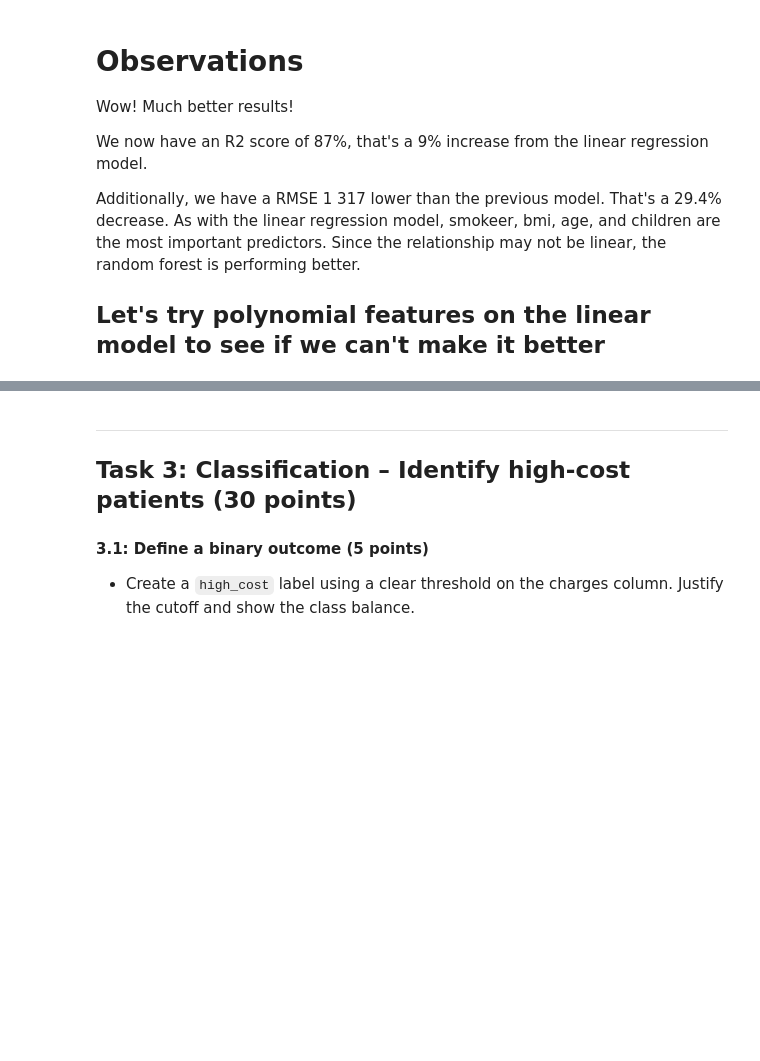
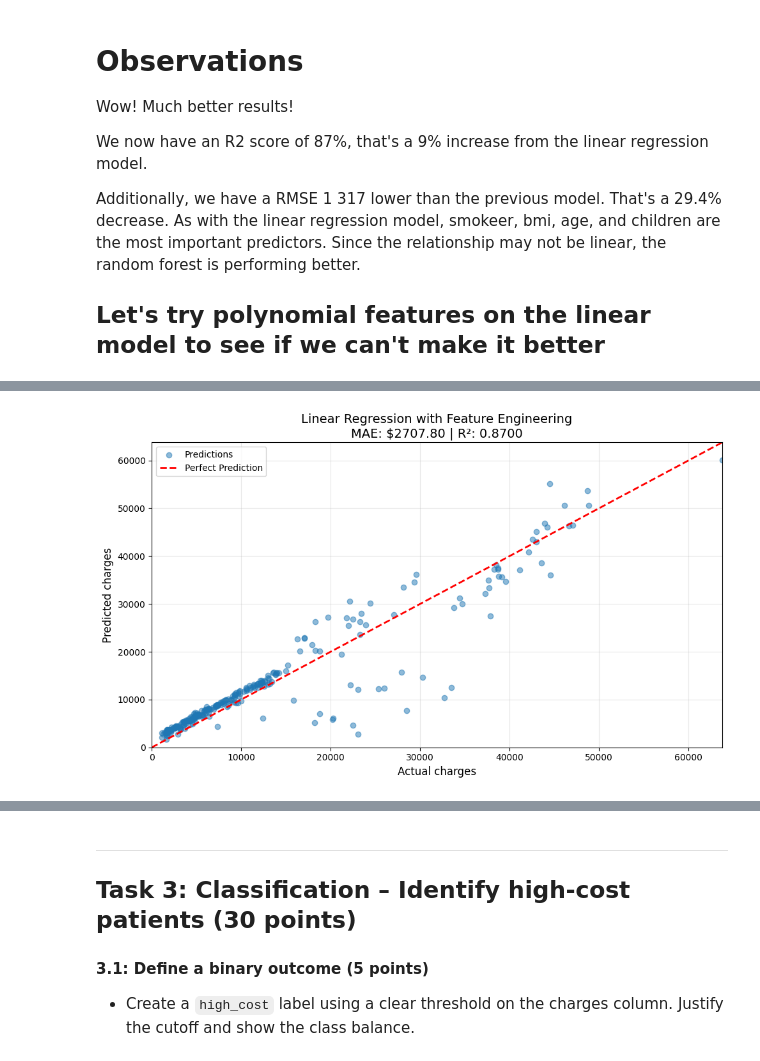
Before and after one commit to Lord-of-Waffles/GradedLabMLIntro, a Jupyter notebook: Graded_lab_2025.ipynb, the cells around one changed output, grey strips where cells are left out. Drawn from its saved outputs; the diff is of its cells as text; code cells hidden in the pictures; blank space fills up the shorter version.

Commit message:
Did feature engineering with the linear model

```diff
--- a/Graded_lab_2025.ipynb
+++ b/Graded_lab_2025.ipynb
@@ -325,9 +325,74 @@ As with the linear regression model, smokeer, bmi, age, and children are the mos
 
 ## Let's try polynomial features on the linear model to see if we can't make it better
 # %%
-print("Columns in X_train:")
-print(X_train.columns.tolist())
-print("\nShape:", X_train.shape)
-print("\nFirst few rows:")
-print(X_train.head())
+
+X_train_fe = X_train.copy()
+X_test_fe = X_test.copy()
+
+X_train_fe['smoker_age'] = X_train_fe['smoker_yes'] * X_train_fe['age']
+X_test_fe['smoker_age'] = X_test_fe['smoker_yes'] * X_test_fe['age']
+
+X_train_fe['smoker_bmi'] = X_train_fe['smoker_yes'] * X_train_fe['bmi']
+X_test_fe['smoker_bmi'] = X_test_fe['smoker_yes'] * X_test_fe['bmi']
+
+X_train_fe['age_bmi'] = X_train_fe['age'] * X_train_fe['bmi']
+X_test_fe['age_bmi'] = X_test_fe['age'] * X_test_fe['bmi']
+
+X_train_fe['bmi_squared'] = X_train_fe['bmi'] ** 2
+X_test_fe['bmi_squared'] = X_test_fe['bmi'] ** 2
+
+X_train_fe['age_squared'] = X_train_fe['age'] ** 2
+X_test_fe['age_squared'] = X_test_fe['age'] ** 2
+
+X_train_fe['smoker_children'] = X_train_fe['smoker_yes'] * X_train_fe['children']
+X_test_fe['smoker_children'] = X_test_fe['smoker_yes'] * X_test_fe['children']
+
+X_train_fe['age_children'] = X_train_fe['age'] * X_train_fe['children']
+X_test_fe['age_children'] = X_test_fe['age'] * X_test_fe['children']
+
+X_train_fe['smoker_age_bmi'] = X_train_fe['smoker_yes'] * X_train_fe['age'] * X_train_fe['bmi']
+X_test_fe['smoker_age_bmi'] = X_test_fe['smoker_yes'] * X_test_fe['age'] * X_test_fe['bmi']
+
+print(f"Original features: {X_train.shape[1]}")
+print(f"After feature engineering: {X_train_fe.shape[1]}")
+print(f"\nNew features created: {X_train_fe.shape[1] - X_train.shape[1]}")
+
+scaler = StandardScaler()
+X_train_scaled = scaler.fit_transform(X_train_fe)
+X_test_scaled = scaler.transform(X_test_fe)
+
+model = LinearRegression()
+model.fit(X_train_scaled, y_train)
+# Predict
+y_pred = model.predict(X_test_scaled)
+
+# Evaluate
+mae = mean_absolute_error(y_test, y_pred)
+r2 = r2_score(y_test, y_pred)
+
+print(f"\n{'='*50}")
+print(f"Results with Feature Engineering:")
+print(f"{'='*50}")
+print(f"MAE: ${mae:.2f}")
+print(f"R²: {r2:.4f}")
+print(f"\nOriginal MAE: $4161.19")
+print(f"Improvement: ${4161.19 - mae:.2f}")
+print(f"Percentage improvement: {((4161.19 - mae) / 4161.19 * 100):.2f}%")
+
+
+plt.figure(figsize=(10, 6))
+plt.scatter(y_test, y_pred, alpha=0.5, label='Predictions')
+
+lims = [0, max(y_test.max(), y_pred.max())]
+plt.plot(lims, lims, "r--", lw=2, label="Perfect Prediction")
+plt.xlim(lims)
+plt.ylim(lims)
+
+plt.xlabel("Actual charges", fontsize=12)
+plt.ylabel("Predicted charges", fontsize=12)
+plt.title(f"Linear Regression with Feature Engineering\nMAE: ${mae:.2f} | R²: {r2:.4f}", fontsize=14)
+plt.legend()
+plt.grid(alpha=0.3)
+plt.tight_layout()
+plt.show()
 # %% [output]
@@ -352,0 +413 @@ First few rows:
+[figure, added]
```
Also changed, not shown: parts of 2 cells of this notebook.
